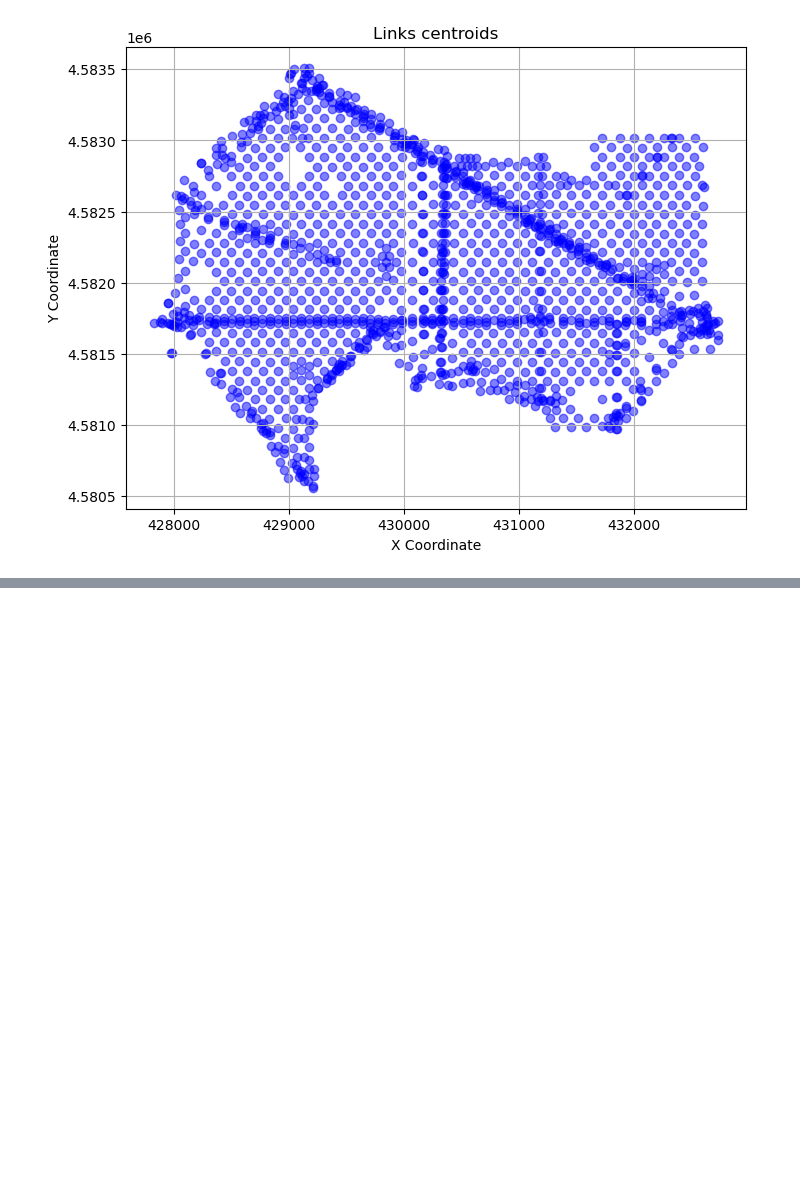
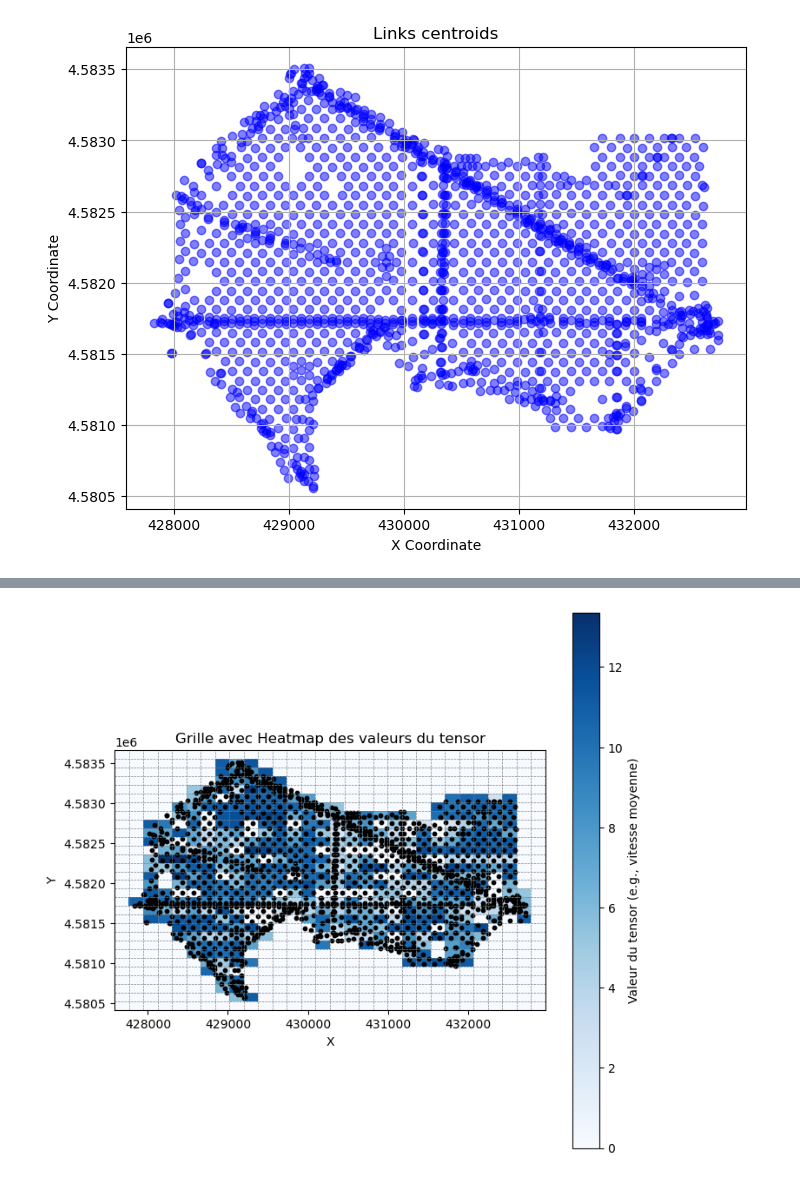
Before and after one commit to koenga/Projet-CE-1, a Jupyter notebook: Projet_MA2.ipynb, the cells around one changed output, grey strips where cells are left out. Cells and saved outputs as stored; diff of their text form; code cells hidden in the pictures; blank space fills up the shorter version.

```diff
--- a/Projet_MA2.ipynb
+++ b/Projet_MA2.ipynb
@@ -78,0 +388,31 @@ plt.show()
+# %%
+# Fonction pour visualiser la grille avec une heatmap
+def visualize_grid_with_heatmap(xmin, xmax, ymin, ymax, n_cols, n_rows, tensor):
+    fig, ax = plt.subplots(figsize=(8, 8))
+
+    # Affichage de la heatmap
+    im = ax.imshow(tensor, cmap='Blues', interpolation='nearest', origin='upper', extent=[xmin, xmax, ymin, ymax])
+
+    # Ajouter la barre de couleur
+    cbar = plt.colorbar(im, ax=ax)
+    cbar.set_label("Valeur du tensor (e.g., vitesse moyenne)")
+
+    # Dessiner la grille
+    for i in range(1, n_cols):
+        ax.axvline(xmin + i * cell_width, color='gray', linestyle='--', linewidth=0.5)
+    for i in range(1, n_rows):
+        ax.axhline(ymin + i * cell_height, color='gray', linestyle='--', linewidth=0.5)
+
+    # Afficher les points
+    for _, row in df.iterrows():
+        ax.scatter(row['c_x'], row['c_y'], color='black', s=10)
+
+    plt.title("Grille avec Heatmap des valeurs du tensor")
+    plt.xlabel("X")
+    plt.ylabel("Y")
+    plt.show()
+
+# Appel de la fonction pour afficher la heatmap
+visualize_grid_with_heatmap(xmin, xmax, ymin, ymax, n_cols, n_rows, tensor)
+# %% [output]
+[figure, added]
```
Also changed, not shown: parts of 28 cells of this notebook.
